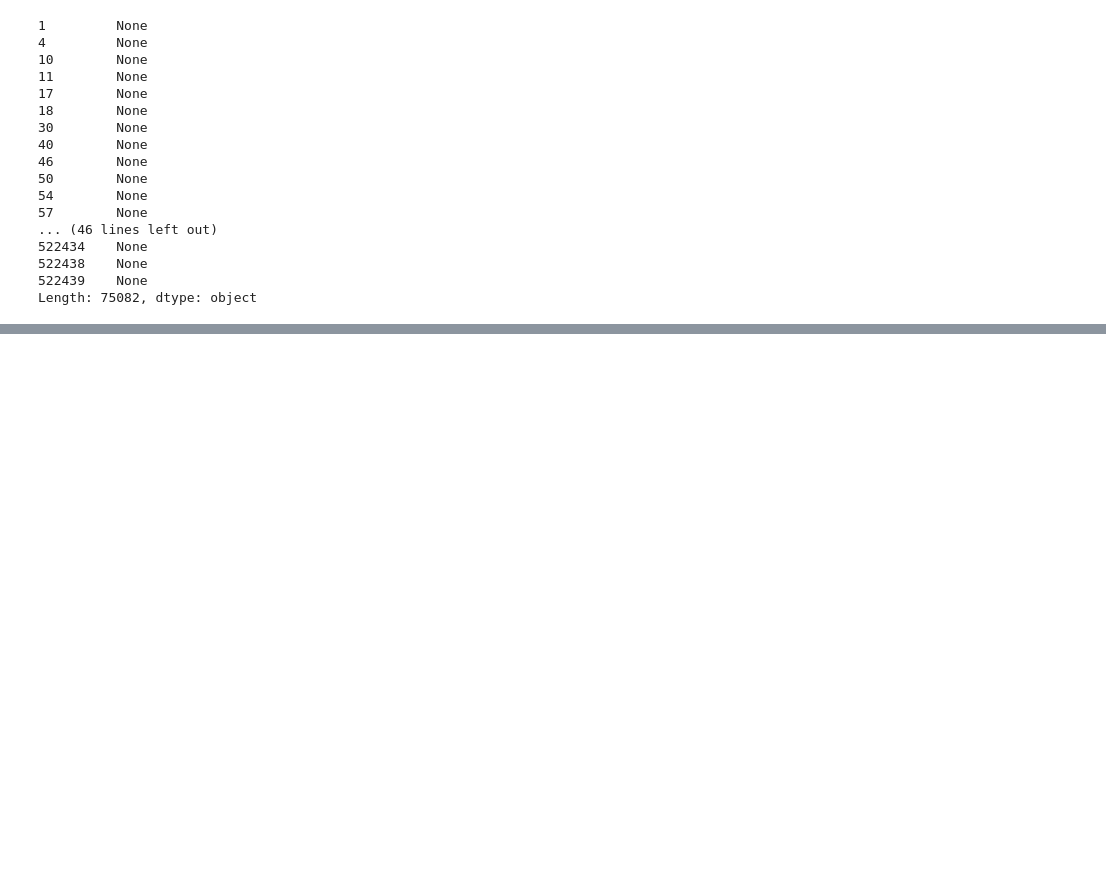
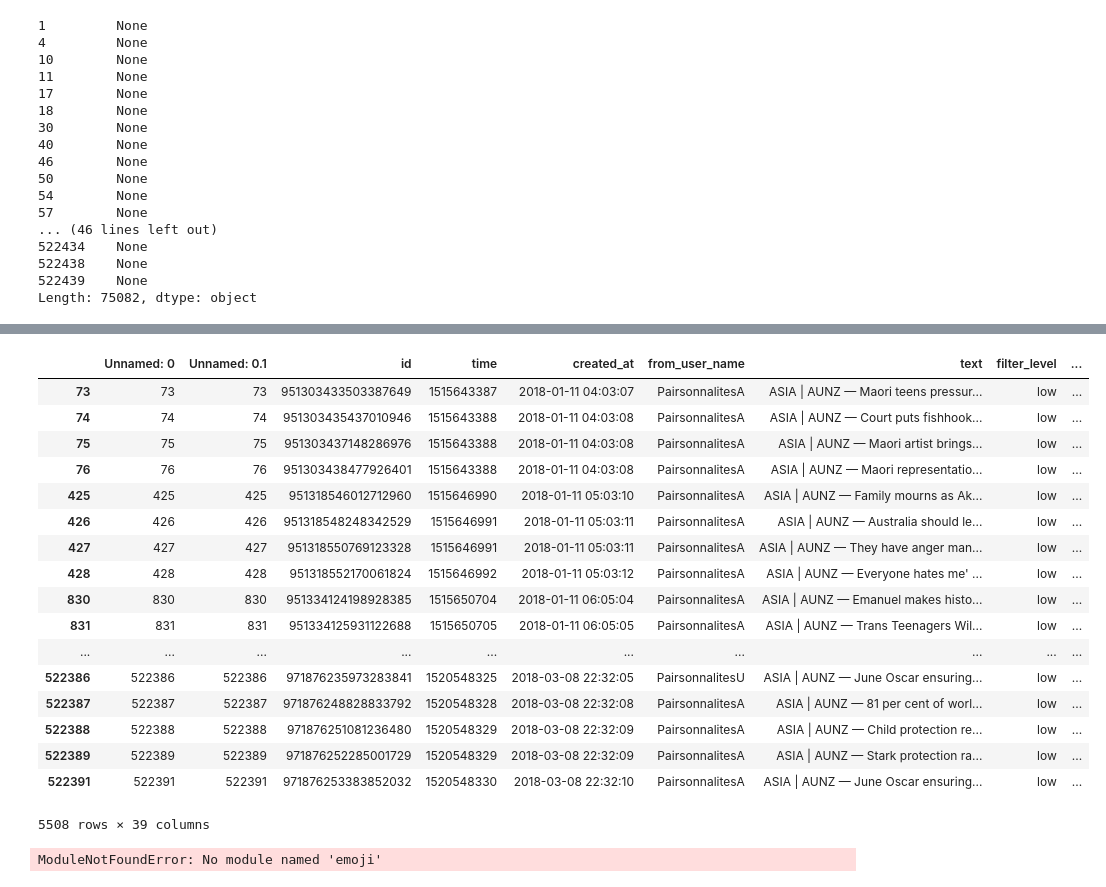
Before and after one commit to desultir/capstone, a Jupyter notebook: notebooks/tdm/pyshp experimentation.ipynb, the cells around one changed output, grey strips where cells are left out. Cells and saved outputs as stored; diff of their text form; code cells hidden in the pictures; blank space fills up the shorter version.

```diff
--- a/notebooks/tdm/pyshp experimentation.ipynb
+++ b/notebooks/tdm/pyshp experimentation.ipynb
@@ -134,4 +138,7 @@ np.histogram(found)
 tweetdf.loc[tweetdf['lat'].notnull(),'lga'] = np.asarray(output)
 # %%
 tweetdf.to_csv("tweets_w_lga.csv")
+# %%
+tweetdf = pd.read_csv("tweets_w_lga.csv")
+loctweetdf = tweetdf.loc[~pd.isnull(tweetdf['lat'])]
 # %%
@@ -142,3 +147,29 @@ aggdf = loctweetdf[['lat','lng','text','lga']].groupby(['lat','lng']).agg('count
+# %%
+tweetdf.loc[(tweetdf['lng'] > 151.237) & (tweetdf['lng'] < 151.24) & (tweetdf['lat'] > -33.9) & (tweetdf['lat'] < -33.8)]
+# %% [output]
+|  | Unnamed: 0 | Unnamed: 0.1 | id | time | created_at | from_user_name | text | filter_level | ... |
+| 73 | 73 | 73 | 951303433503387649 | 1515643387 | 2018-01-11 04:03:07 | PairsonnalitesA | ASIA | AUNZ — Maori teens pressur... | low | ... |
+| 74 | 74 | 74 | 951303435437010946 | 1515643388 | 2018-01-11 04:03:08 | PairsonnalitesA | ASIA | AUNZ — Court puts fishhook... | low | ... |
+| 75 | 75 | 75 | 951303437148286976 | 1515643388 | 2018-01-11 04:03:08 | PairsonnalitesA | ASIA | AUNZ — Maori artist brings... | low | ... |
+| 76 | 76 | 76 | 951303438477926401 | 1515643388 | 2018-01-11 04:03:08 | PairsonnalitesA | ASIA | AUNZ — Maori representatio... | low | ... |
+| 425 | 425 | 425 | 951318546012712960 | 1515646990 | 2018-01-11 05:03:10 | PairsonnalitesA | ASIA | AUNZ — Family mourns as Ak... | low | ... |
+| 426 | 426 | 426 | 951318548248342529 | 1515646991 | 2018-01-11 05:03:11 | PairsonnalitesA | ASIA | AUNZ — Australia should le... | low | ... |
+| 427 | 427 | 427 | 951318550769123328 | 1515646991 | 2018-01-11 05:03:11 | PairsonnalitesA | ASIA | AUNZ — They have anger man... | low | ... |
+| 428 | 428 | 428 | 951318552170061824 | 1515646992 | 2018-01-11 05:03:12 | PairsonnalitesA | ASIA | AUNZ — Everyone hates me' ... | low | ... |
+| 830 | 830 | 830 | 951334124198928385 | 1515650704 | 2018-01-11 06:05:04 | PairsonnalitesA | ASIA | AUNZ — Emanuel makes histo... | low | ... |
+| 831 | 831 | 831 | 951334125931122688 | 1515650705 | 2018-01-11 06:05:05 | PairsonnalitesA | ASIA | AUNZ — Trans Teenagers Wil... | low | ... |
+| ... | ... | ... | ... | ... | ... | ... | ... | ... | ... |
+| 522386 | 522386 | 522386 | 971876235973283841 | 1520548325 | 2018-03-08 22:32:05 | PairsonnalitesU | ASIA | AUNZ — June Oscar ensuring... | low | ... |
+| 522387 | 522387 | 522387 | 971876248828833792 | 1520548328 | 2018-03-08 22:32:08 | PairsonnalitesA | ASIA | AUNZ — 81 per cent of worl... | low | ... |
+| 522388 | 522388 | 522388 | 971876251081236480 | 1520548329 | 2018-03-08 22:32:09 | PairsonnalitesA | ASIA | AUNZ — Child protection re... | low | ... |
+| 522389 | 522389 | 522389 | 971876252285001729 | 1520548329 | 2018-03-08 22:32:09 | PairsonnalitesA | ASIA | AUNZ — Stark protection ra... | low | ... |
+| 522391 | 522391 | 522391 | 971876253383852032 | 1520548330 | 2018-03-08 22:32:10 | PairsonnalitesA | ASIA | AUNZ — June Oscar ensuring... | low | ... |
+5508 rows × 39 columns
+# %%
+from emoji import UNICODE_EMOJI
+set(UNICODE_EMOJI)
+# %% [output]
+ModuleNotFoundError: No module named 'emoji'
 # %%
 import dash
 import dash_core_components as dcc
```
Also changed, not shown: parts of 4 cells of this notebook, 1 other file.
